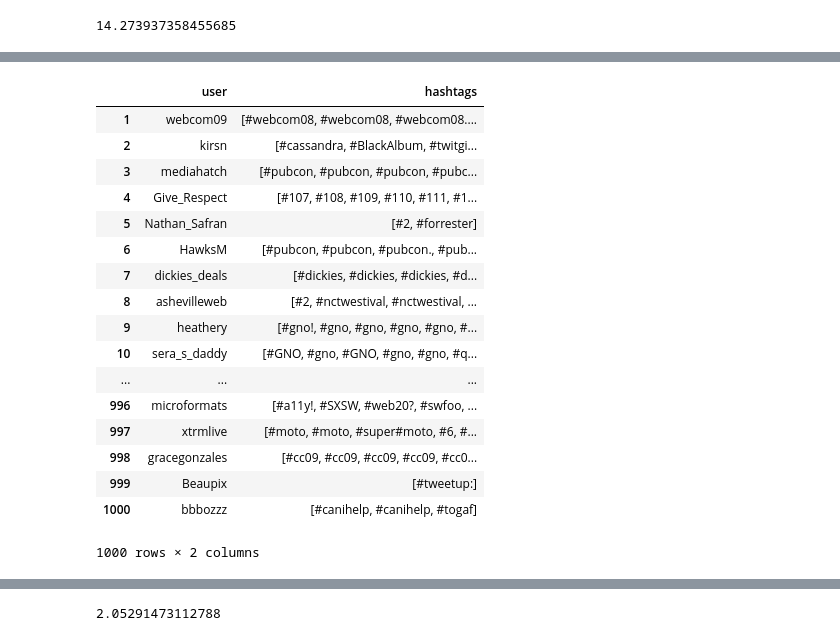
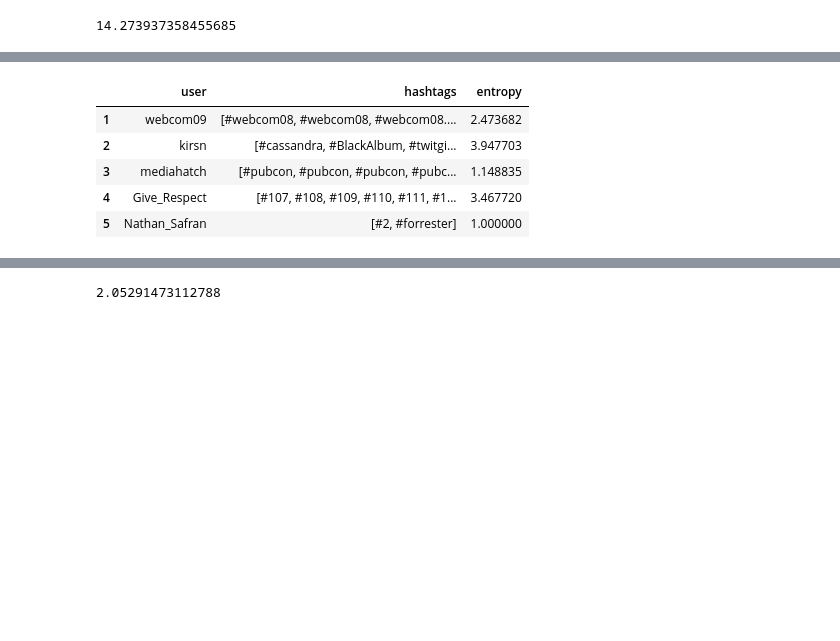
Before and after one commit to WeStCoastSlavs/quebec, a Jupyter notebook: working_dir/assignment_10/assignment_10.ipynb, the cells around one changed output, grey strips where cells are left out. Cells and saved outputs as stored; diff of their text form; code cells hidden in the pictures; blank space fills up the shorter version.

Commit message:
sys and user entropy found calculated and process optimized :)

```diff
--- a/working_dir/assignment_10/assignment_10.ipynb
+++ b/working_dir/assignment_10/assignment_10.ipynb
@@ -81,26 +93,14 @@ def get_hash(user_name, dataframe):
 # %%
 df["hashtags"] = df.user.apply(lambda x: get_hash(x, data))
 # %%
-df
+df.head()
 # %% [output]
-|  | user | hashtags |
-| 1 | webcom09 | [#webcom08, #webcom08, #webcom08.... |
-| 2 | kirsn | [#cassandra, #BlackAlbum, #twitgi... |
-| 3 | mediahatch | [#pubcon, #pubcon, #pubcon, #pubc... |
-| 4 | Give_Respect | [#107, #108, #109, #110, #111, #1... |
-| 5 | Nathan_Safran | [#2, #forrester] |
-| 6 | HawksM | [#pubcon, #pubcon, #pubcon., #pub... |
-| 7 | dickies_deals | [#dickies, #dickies, #dickies, #d... |
-| 8 | ashevilleweb | [#2, #nctwestival, #nctwestival, ... |
-| 9 | heathery | [#gno!, #gno, #gno, #gno, #gno, #... |
-| 10 | sera_s_daddy | [#GNO, #gno, #GNO, #gno, #gno, #q... |
-| ... | ... | ... |
-| 996 | microformats | [#a11y!, #SXSW, #web20?, #swfoo, ... |
-| 997 | xtrmlive | [#moto, #moto, #super#moto, #6, #... |
-| 998 | gracegonzales | [#cc09, #cc09, #cc09, #cc09, #cc0... |
-| 999 | Beaupix | [#tweetup:] |
-| 1000 | bbbozzz | [#canihelp, #canihelp, #togaf] |
+|  | user | hashtags | entropy |
+| 1 | webcom09 | [#webcom08, #webcom08, #webcom08.... | 2.473682 |
+| 2 | kirsn | [#cassandra, #BlackAlbum, #twitgi... | 3.947703 |
+| 3 | mediahatch | [#pubcon, #pubcon, #pubcon, #pubc... | 1.148835 |
+| 4 | Give_Respect | [#107, #108, #109, #110, #111, #1... | 3.467720 |
+| 5 | Nathan_Safran | [#2, #forrester] | 1.000000 |
-1000 rows × 2 columns
 # %%
 # df.hashtags.values[0]
 # %%
```
Also changed, not shown: parts of 17 cells of this notebook.
